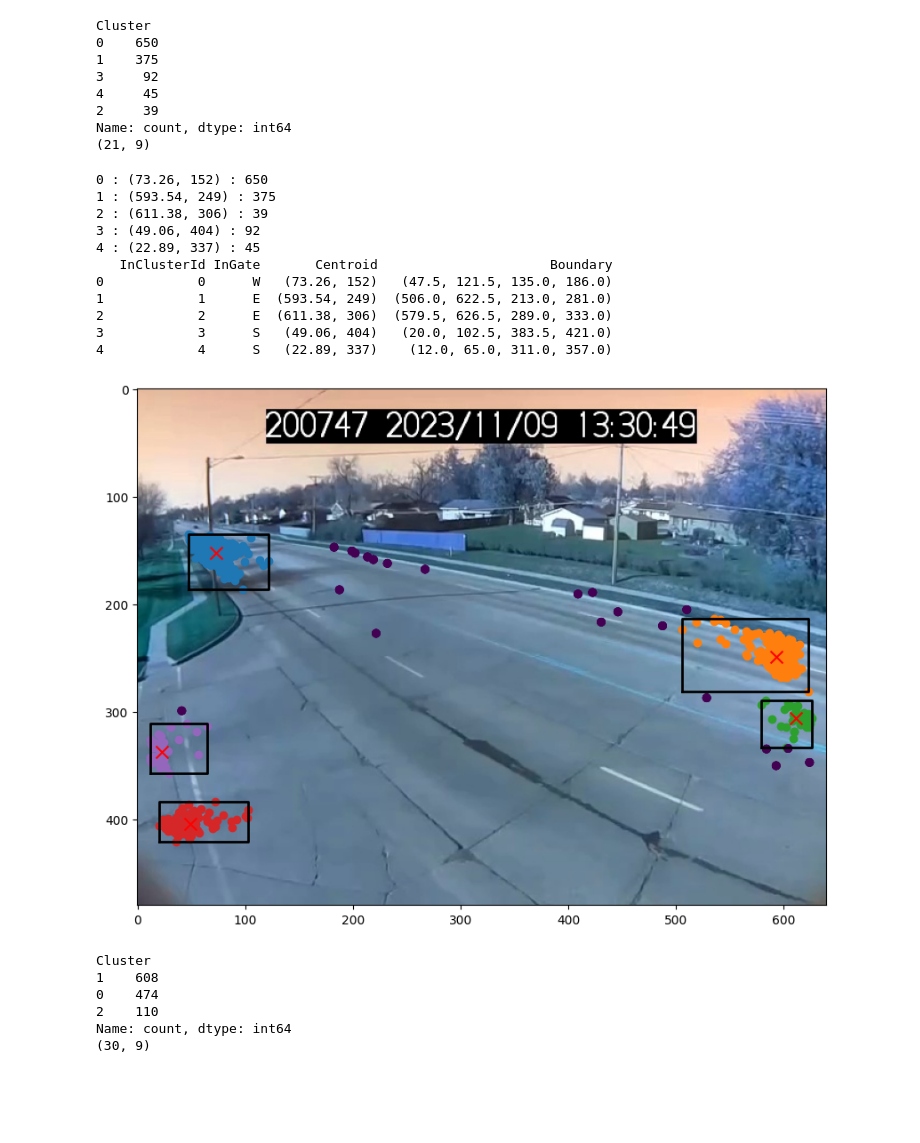
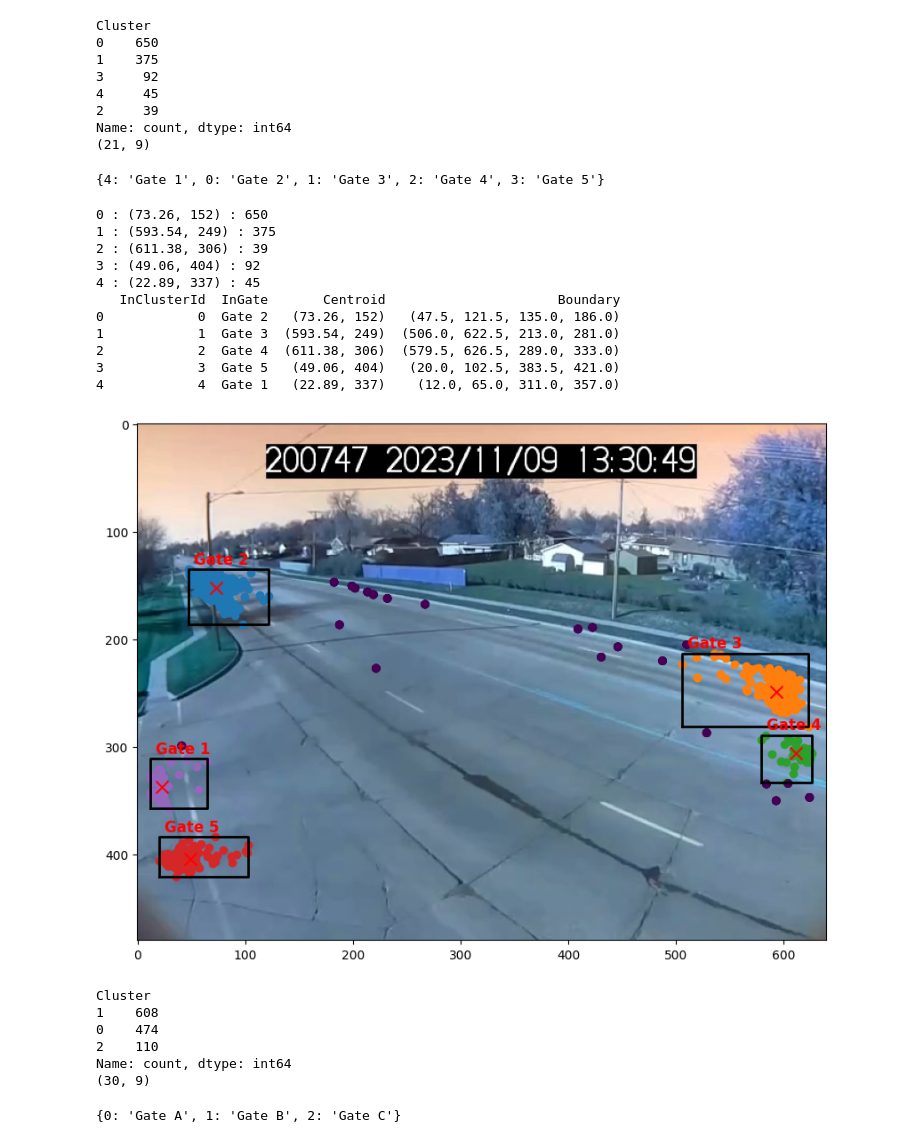
Before and after one commit to anchalab/vehicle-movement-count, a Jupyter notebook: code/TrajectoryGates.ipynb, the cells around one changed output. Cells and saved outputs as stored; diff of their text form; code cells hidden in the pictures; blank space fills up the shorter version.

```diff
--- a/code/TrajectoryGates.ipynb
+++ b/code/TrajectoryGates.ipynb
@@ -77,10 +79,16 @@ Cluster
 2     39
 Name: count, dtype: int64
 (21, 9)
+# %%
+unique_clusters = df_first['Cluster'].unique()
+# Create a dynamic mapping from cluster ID to gate name
+cluster_to_gate = {cluster_id: f'Gate {i+1}' for i, cluster_id in enumerate(unique_clusters)}
+print(cluster_to_gate)
+# Assign the corresponding gate names to the 'Gate' column
+df_first['InGate'] = df_first['Cluster'].map(cluster_to_gate)
+# %% [output]
+{4: 'Gate 1', 0: 'Gate 2', 1: 'Gate 3', 2: 'Gate 4', 3: 'Gate 5'}
 # %%
-# Define the InGate mapping dictionary
-in_gate_mapping = {0: 'W', 1: 'E', 2: 'E', 3: 'S', 4: 'S'}
-
 df_first_clusters = df_first.copy()
 
 # Store updated clusters
@@ -99,11 +107,11 @@ for cluster_id, group in df_first_clusters.groupby('Cluster'):
     y_min = group.loc[group['Center_Y'].idxmin(), 'Center_Y']  # Bottommost point
     y_max = group.loc[group['Center_Y'].idxmax(), 'Center_Y']  # Topmost point
 
-    # Identify outliers that are outside the cluster boundary
-    outliers_outside_boundary = df_outlier[
-        (df_outlier['Center_X'] < x_min) | (df_outlier['Center_X'] > x_max) |
-        (df_outlier['Center_Y'] < y_min) | (df_outlier['Center_Y'] > y_max)
-    ]
+    # # Identify outliers that are outside the cluster boundary
+    # outliers_outside_boundary = df_outlier[
+    #     (df_outlier['Center_X'] < x_min) | (df_outlier['Center_X'] > x_max) |
+    #     (df_outlier['Center_Y'] < y_min) | (df_outlier['Center_Y'] > y_max)
+    # ]
 
     # Define rectangle boundary
     rectangle_corners = np.array([
@@ -118,41 +126,45 @@ for cluster_id, group in df_first_clusters.groupby('Cluster'):
     plt.plot(rectangle_corners[:, 0], rectangle_corners[:, 1], 'k-', linewidth=2)
 
     plt.scatter(df_outlier['Center_X'], df_outlier['Center_Y'], c = df_outlier['Cluster'])
 
     # Get InGate value using the cluster_id
-    in_gate = in_gate_mapping.get(cluster_id, 'Unknown')  # Default to 'Unknown' if cluster_id not in the mapping
+    in_gate = cluster_to_gate.get(cluster_id, 'Unknown')  # Default to 'Unknown' if cluster_id not in the mapping
 
     # Append updated cluster data
     updated_clusters.append({
         'InClusterId': cluster_id,
         'InGate': in_gate,
         'Centroid': (centroid[0], centroid[1]),
         'Boundary': (x_min, x_max, y_min, y_max)
     })
 
     # Plot cluster points
     plt.scatter(group['Center_X'], group['Center_Y'], label=f'Cluster {cluster_id}')
 
+    # Plot gate name near the cluster boundary (placing near top-right corner)
+    plt.text(x_min + 5, y_min - 5, f'{in_gate}', fontsize=12, color='red', fontweight='bold')
+
+
     # Plot centroid
     plt.scatter(centroid[0], centroid[1], color='red', marker='x', s=100, label=f'Centroid {cluster_id}')
 
     ax.imshow(cv2.imread(image_path))
 
 InGateClusters = pd.DataFrame(updated_clusters).sort_values('InClusterId').reset_index(drop=True)
 print(InGateClusters)
 # %% [output]
 0 : (73.26, 152) : 650
 1 : (593.54, 249) : 375
 2 : (611.38, 306) : 39
 3 : (49.06, 404) : 92
 4 : (22.89, 337) : 45
-   InClusterId InGate       Centroid                      Boundary
-0            0      W   (73.26, 152)   (47.5, 121.5, 135.0, 186.0)
-1            1      E  (593.54, 249)  (506.0, 622.5, 213.0, 281.0)
-2            2      E  (611.38, 306)  (579.5, 626.5, 289.0, 333.0)
-3            3      S   (49.06, 404)   (20.0, 102.5, 383.5, 421.0)
-4            4      S   (22.89, 337)    (12.0, 65.0, 311.0, 357.0)
+   InClusterId  InGate       Centroid                      Boundary
+0            0  Gate 2   (73.26, 152)   (47.5, 121.5, 135.0, 186.0)
+1            1  Gate 3  (593.54, 249)  (506.0, 622.5, 213.0, 281.0)
+2            2  Gate 4  (611.38, 306)  (579.5, 626.5, 289.0, 333.0)
+3            3  Gate 5   (49.06, 404)   (20.0, 102.5, 383.5, 421.0)
+4            4  Gate 1   (22.89, 337)    (12.0, 65.0, 311.0, 357.0)
-[figure, old version]
+[figure, new version]
 # %%
 # Assume df_last contains the last occurrence of each vehicle with 'x_center' and 'y_center'
 # normalize X, Y coordinates
@@ -188,5 +200,24 @@ Cluster
 2    110
 Name: count, dtype: int64
 (30, 9)
+# %%
+unique_clusters = df_last['Cluster'].unique()
+
+# Generate labels A, B, C, ... for clusters
+cluster_labels = list(string.ascii_uppercase)  # ['A', 'B', 'C', ..., 'Z']
+
+# Ensure we don't exceed available labels
+if len(unique_clusters) > len(cluster_labels):
+    raise ValueError("Too many clusters, not enough labels!")
+
+# Assign gate names using letters instead of numbers
+cluster_to_gate = {cluster_id: f'Gate {cluster_labels[i]}' for i, cluster_id in enumerate(unique_clusters)}
+
+print(cluster_to_gate)
+
+# Assign the corresponding gate names to the 'Gate' column
+df_last['OutGate'] = df_last['Cluster'].map(cluster_to_gate)
+# %% [output]
+{0: 'Gate A', 1: 'Gate B', 2: 'Gate C'}
 # %%
 # Copy df_first to avoid modifying the original during iteration
```
Also changed, not shown: parts of 16 cells of this notebook.
